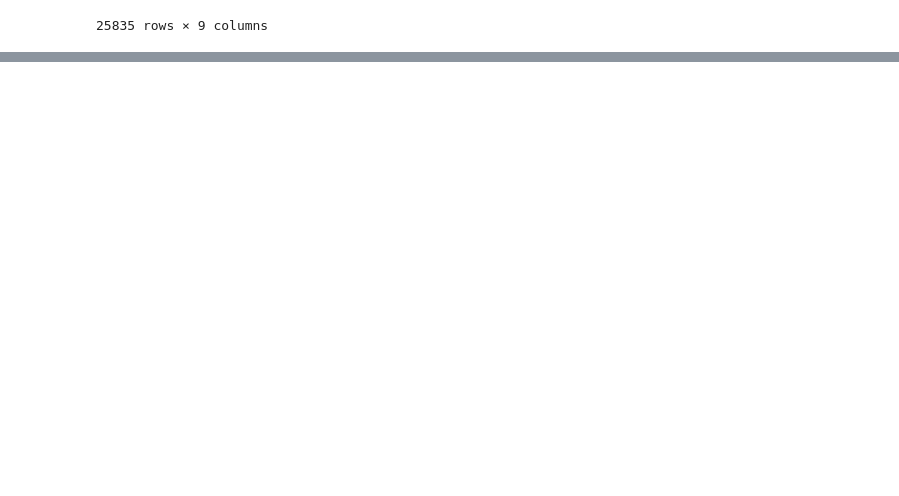
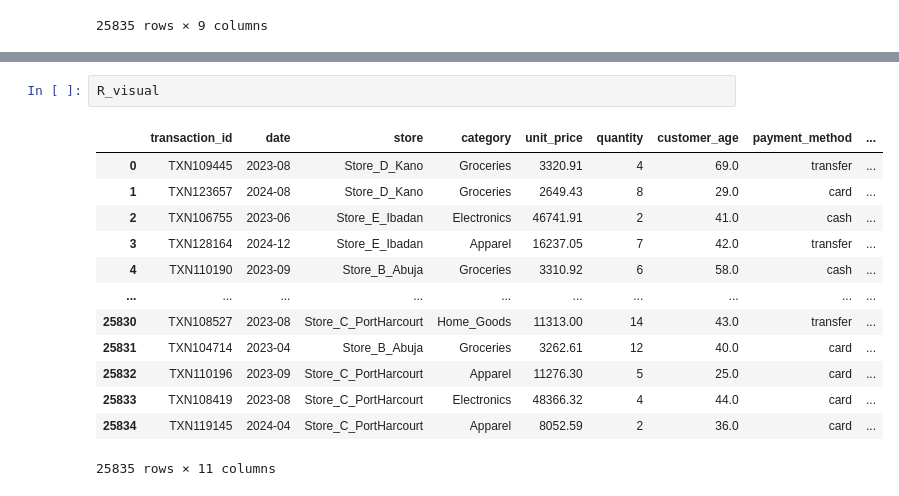
Before and after one commit to Ogidi-Peter/Retailpulse, a Jupyter notebook: notebook/02_eda_visualization.ipynb, the cells around one changed output, grey strips where cells are left out. Drawn from its saved outputs; the diff is of its cells as text; blank space fills up the shorter version.

```diff
--- a/notebook/02_eda_visualization.ipynb
+++ b/notebook/02_eda_visualization.ipynb
@@ -21,0 +55,16 @@ R_visual
+# %%
+R_visual
+# %% [output]
+|  | transaction_id | date | store | category | unit_price | quantity | customer_age | payment_method | ... |
+| 0 | TXN109445 | 2023-08 | Store_D_Kano | Groceries | 3320.91 | 4 | 69.0 | transfer | ... |
+| 1 | TXN123657 | 2024-08 | Store_D_Kano | Groceries | 2649.43 | 8 | 29.0 | card | ... |
+| 2 | TXN106755 | 2023-06 | Store_E_Ibadan | Electronics | 46741.91 | 2 | 41.0 | cash | ... |
+| 3 | TXN128164 | 2024-12 | Store_E_Ibadan | Apparel | 16237.05 | 7 | 42.0 | transfer | ... |
+| 4 | TXN110190 | 2023-09 | Store_B_Abuja | Groceries | 3310.92 | 6 | 58.0 | cash | ... |
+| ... | ... | ... | ... | ... | ... | ... | ... | ... | ... |
+| 25830 | TXN108527 | 2023-08 | Store_C_PortHarcourt | Home_Goods | 11313.00 | 14 | 43.0 | transfer | ... |
+| 25831 | TXN104714 | 2023-04 | Store_B_Abuja | Groceries | 3262.61 | 12 | 40.0 | card | ... |
+| 25832 | TXN110196 | 2023-09 | Store_C_PortHarcourt | Apparel | 11276.30 | 5 | 25.0 | card | ... |
+| 25833 | TXN108419 | 2023-08 | Store_C_PortHarcourt | Electronics | 48366.32 | 4 | 44.0 | card | ... |
+| 25834 | TXN119145 | 2024-04 | Store_C_PortHarcourt | Apparel | 8052.59 | 2 | 36.0 | card | ... |
+25835 rows × 11 columns
```
Also changed, not shown: parts of 17 cells of this notebook.
